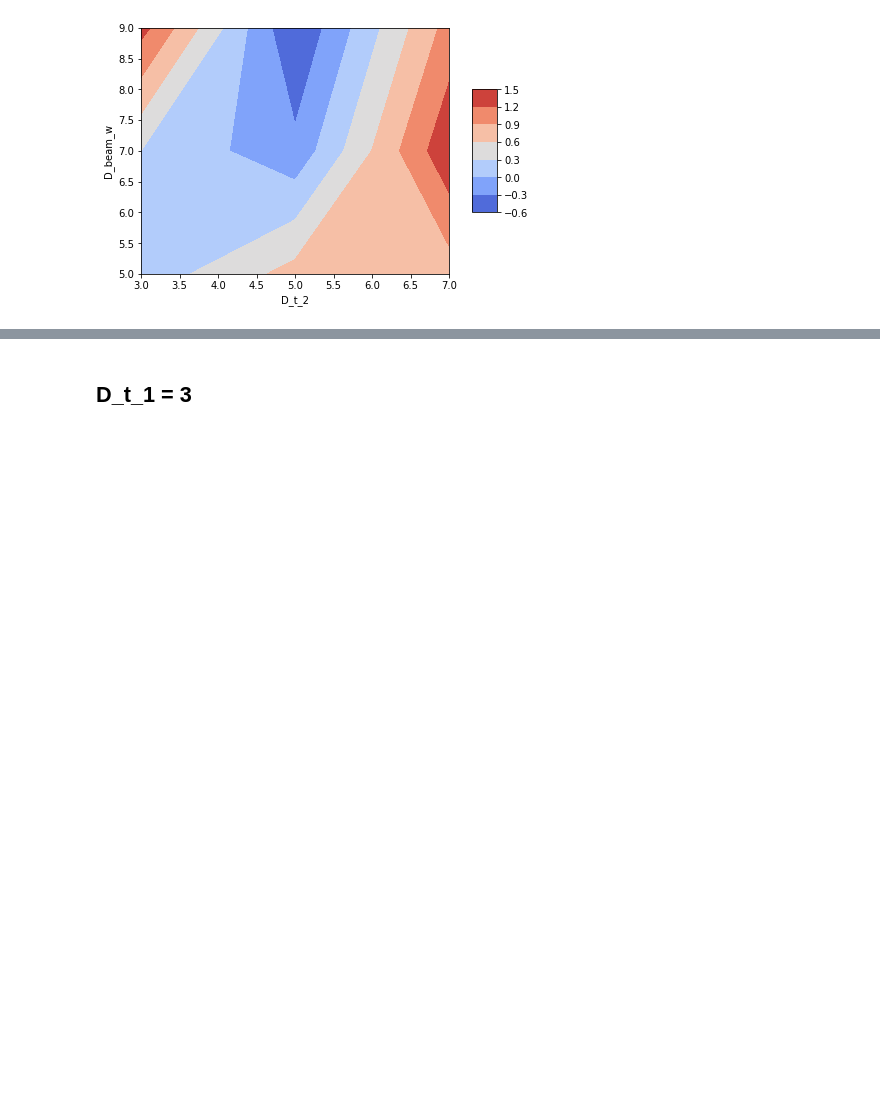
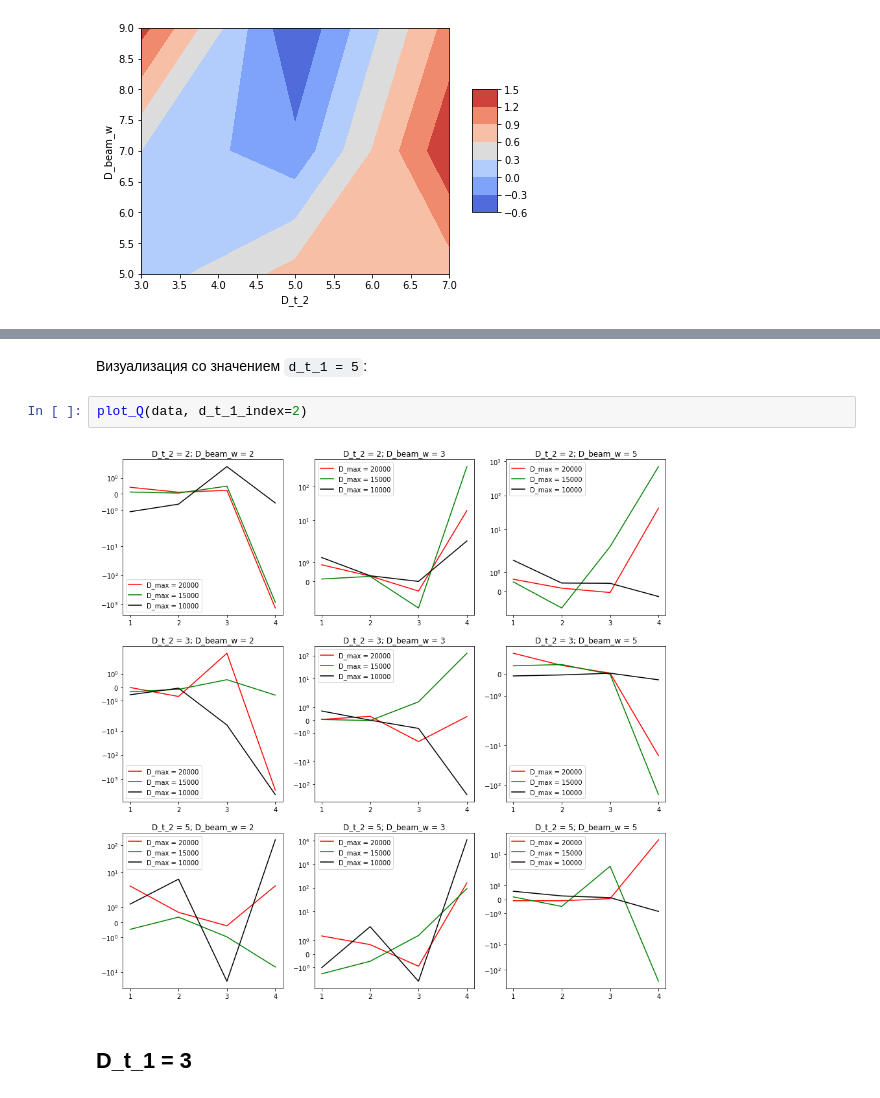
Before and after one commit to PolMix/nems_ai, a Jupyter notebook: Mesh Research/Mesh_Research.ipynb, the cells around one changed output, grey strips where cells are left out. Drawn from its saved outputs; the diff is of its cells as text; blank space fills up the shorter version.

```diff
--- a/Mesh Research/Mesh_Research.ipynb
+++ b/Mesh Research/Mesh_Research.ipynb
@@ -81,3 +168,9 @@ plt.show()
+# %% [markdown]
+Визуализация со значением `d_t_1 = 5`:
+# %%
+plot_Q(data, d_t_1_index=2)
+# %% [output]
+[figure, added]
 # %% [markdown]
 ## D_t_1 = 3
 # %%
```
Also changed, not shown: parts of 23 cells of this notebook.
